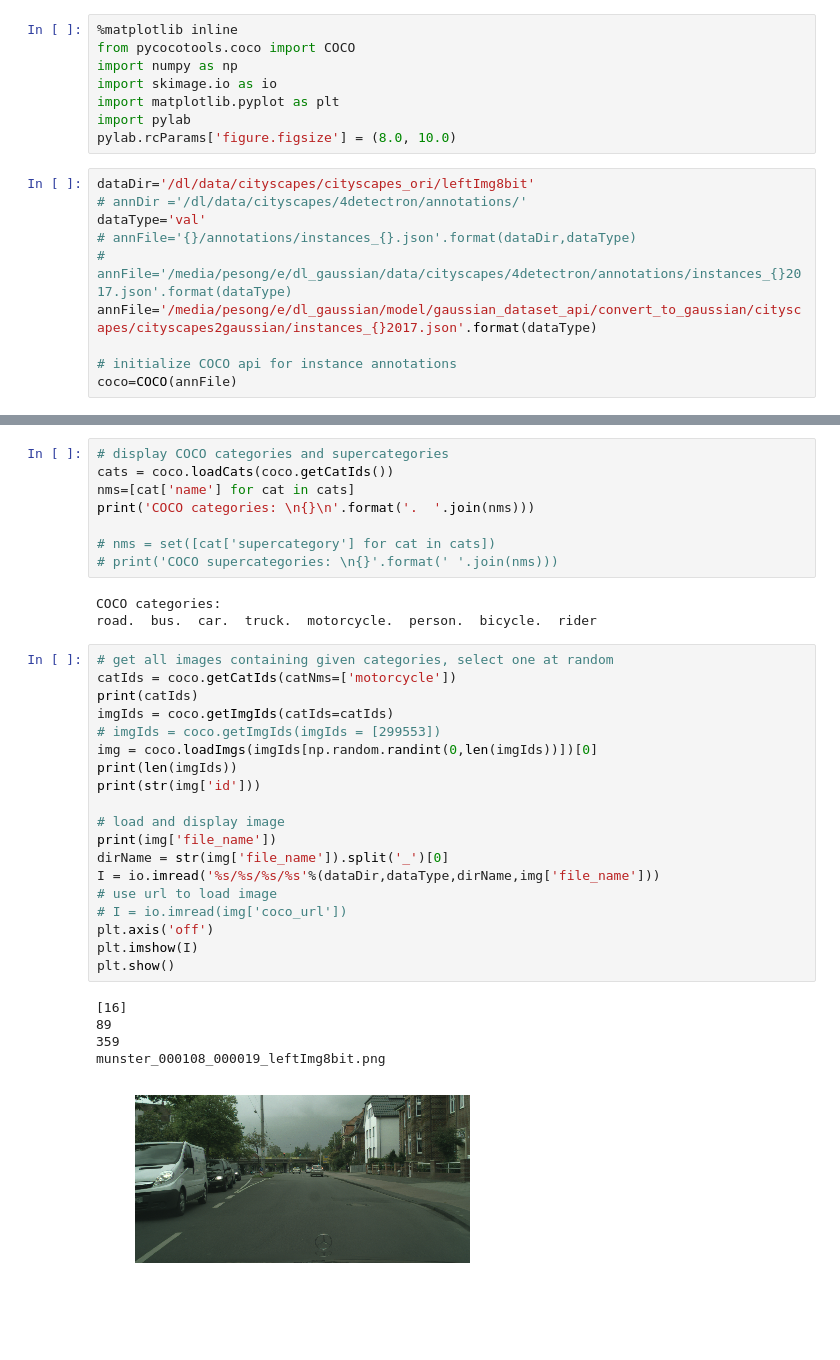
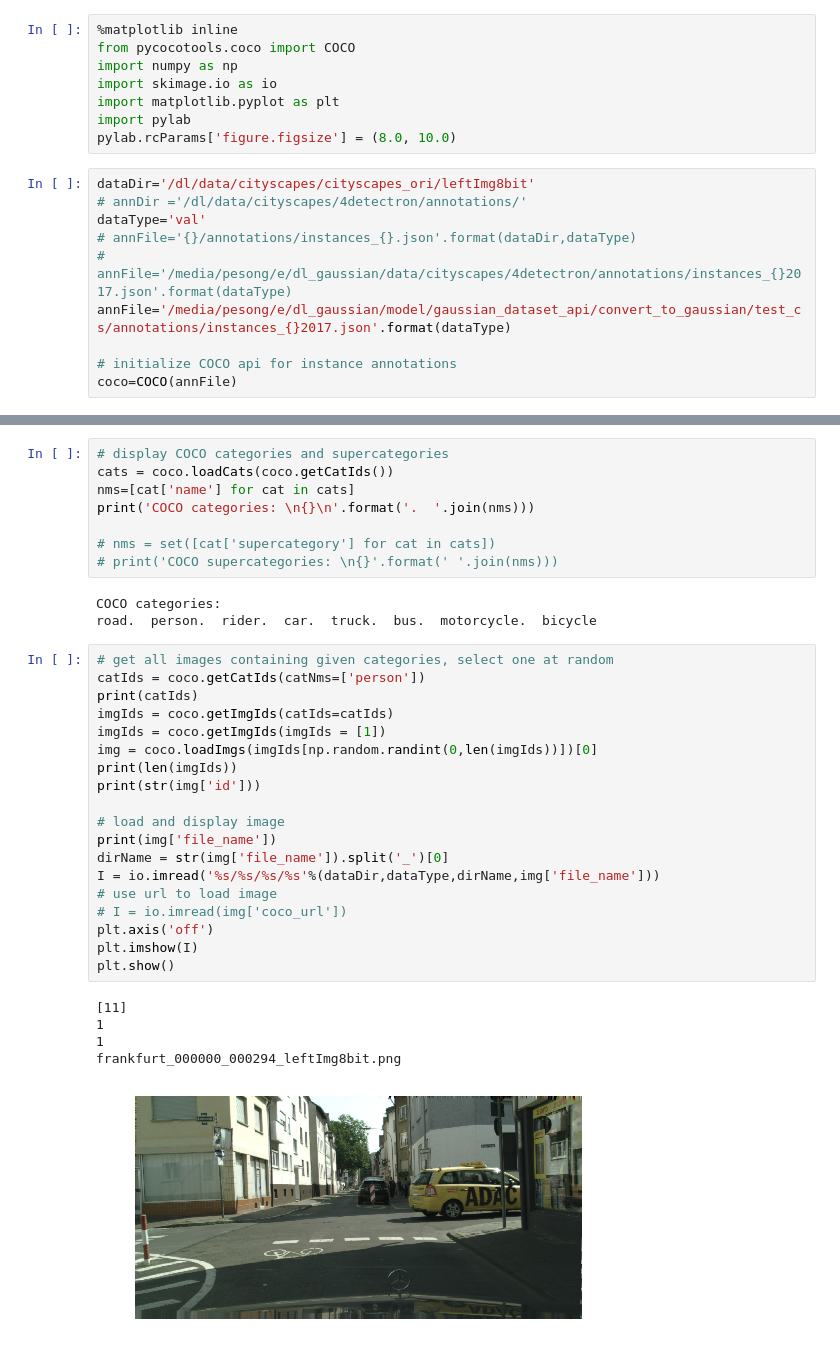
Before and after one commit to pesong/gaussian_data_api, a Jupyter notebook: convert_to_gaussian/cityscapes/cityscapes2gaussian/cityscapes_to_gaussian_demo.ipynb, the cells around one changed output, grey strips where cells are left out. Drawn from its saved outputs; the diff is of its cells as text; blank space fills up the shorter version.

```diff
--- a/convert_to_gaussian/cityscapes/cityscapes2gaussian/cityscapes_to_gaussian_demo.ipynb
+++ b/convert_to_gaussian/cityscapes/cityscapes2gaussian/cityscapes_to_gaussian_demo.ipynb
@@ -12,7 +12,7 @@ dataDir='/dl/data/cityscapes/cityscapes_ori/leftImg8bit'
 dataType='val'
 # annFile='{}/annotations/instances_{}.json'.format(dataDir,dataType)
 # annFile='/media/pesong/e/dl_gaussian/data/cityscapes/4detectron/annotations/instances_{}2017.json'.format(dataType)
-annFile='/media/pesong/e/dl_gaussian/model/gaussian_dataset_api/convert_to_gaussian/cityscapes/cityscapes2gaussian/instances_{}2017.json'.format(dataType)
+annFile='/media/pesong/e/dl_gaussian/model/gaussian_dataset_api/convert_to_gaussian/test_cs/annotations/instances_{}2017.json'.format(dataType)
 
 # initialize COCO api for instance annotations
 coco=COCO(annFile)
@@ -31,32 +31,32 @@ print('COCO categories: \n{}\n'.format('.  '.join(nms)))
 # print('COCO supercategories: \n{}'.format(' '.join(nms)))
 # %% [output]
 COCO categories:
-road.  bus.  car.  truck.  motorcycle.  person.  bicycle.  rider
+road.  person.  rider.  car.  truck.  bus.  motorcycle.  bicycle
 # %%
 # get all images containing given categories, select one at random
-catIds = coco.getCatIds(catNms=['motorcycle'])
+catIds = coco.getCatIds(catNms=['person'])
 print(catIds)
 imgIds = coco.getImgIds(catIds=catIds)
-# imgIds = coco.getImgIds(imgIds = [299553])
+imgIds = coco.getImgIds(imgIds = [1])
 img = coco.loadImgs(imgIds[np.random.randint(0,len(imgIds))])[0]
 print(len(imgIds))
 print(str(img['id']))
 
 # load and display image
 print(img['file_name'])
 dirName = str(img['file_name']).split('_')[0]
 I = io.imread('%s/%s/%s/%s'%(dataDir,dataType,dirName,img['file_name']))
 # use url to load image
 # I = io.imread(img['coco_url'])
 plt.axis('off')
 plt.imshow(I)
 plt.show()
 # %% [output]
-[16]
-89
-359
-munster_000108_000019_leftImg8bit.png
+[11]
+1
+1
+frankfurt_000000_000294_leftImg8bit.png
-[figure, old version]
+[figure, new version]
 # %%
 # load and display instance annotations
 plt.imshow(I); plt.axis('off')
```
Also changed, not shown: parts of 6 cells of this notebook, 4 other files.
